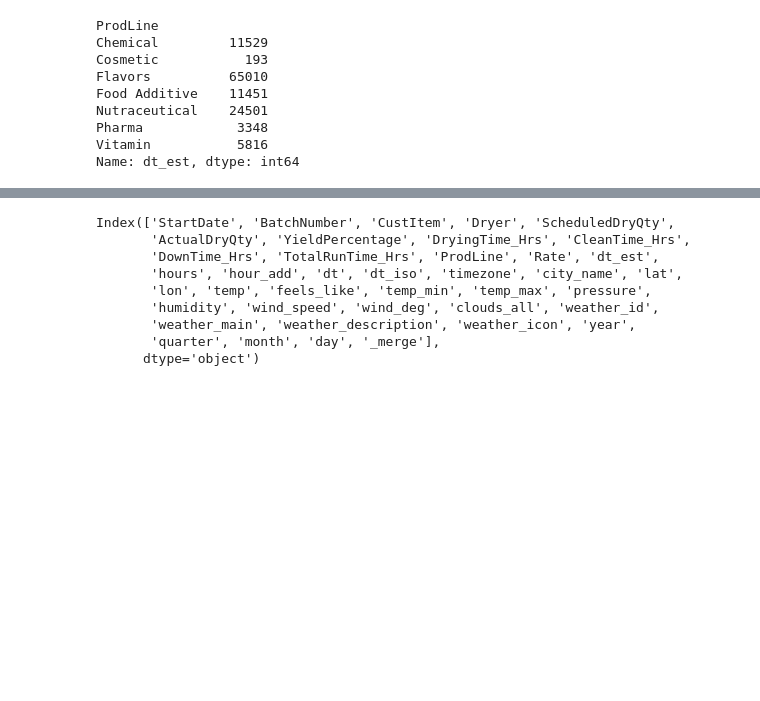
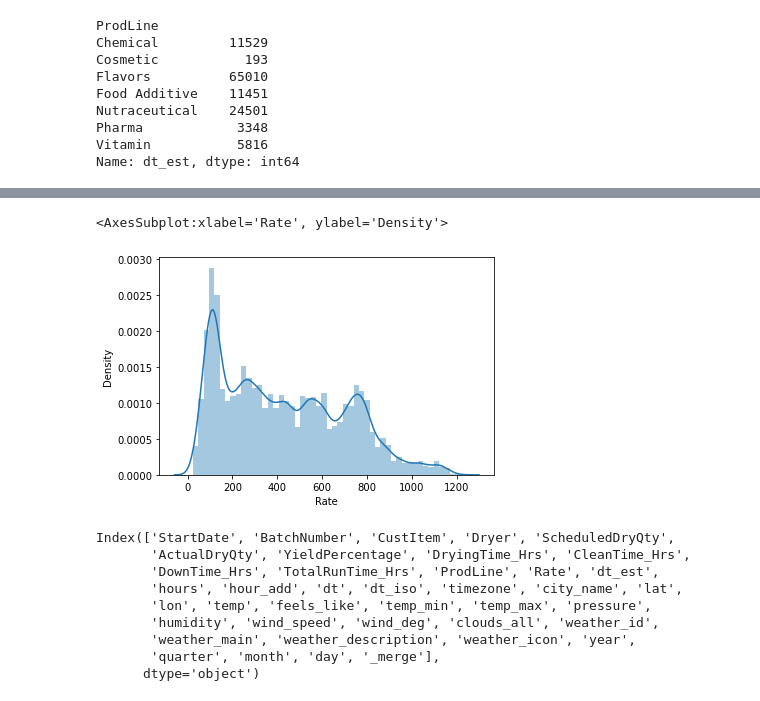
Before and after one commit to L3P3titPrince/Spray_Weather_Forecast, a Jupyter notebook: 21_Weather.ipynb, the cells around one changed output, grey strips where cells are left out. Drawn from its saved outputs; the diff is of its cells as text; code cells hidden in the pictures; blank space fills up the shorter version.

```diff
--- a/21_Weather.ipynb
+++ b/21_Weather.ipynb
@@ -822,3 +1075,8 @@ df_40 = df_pa.copy()
+# %%
+sns.distplot(df_40['Rate'])
+# %% [output]
+<AxesSubplot:xlabel='Rate', ylabel='Density'>
+[figure, added]
 # %%
 df_40.columns
 # %% [output]
```
Also changed, not shown: parts of 75 cells of this notebook, 3 other files.
